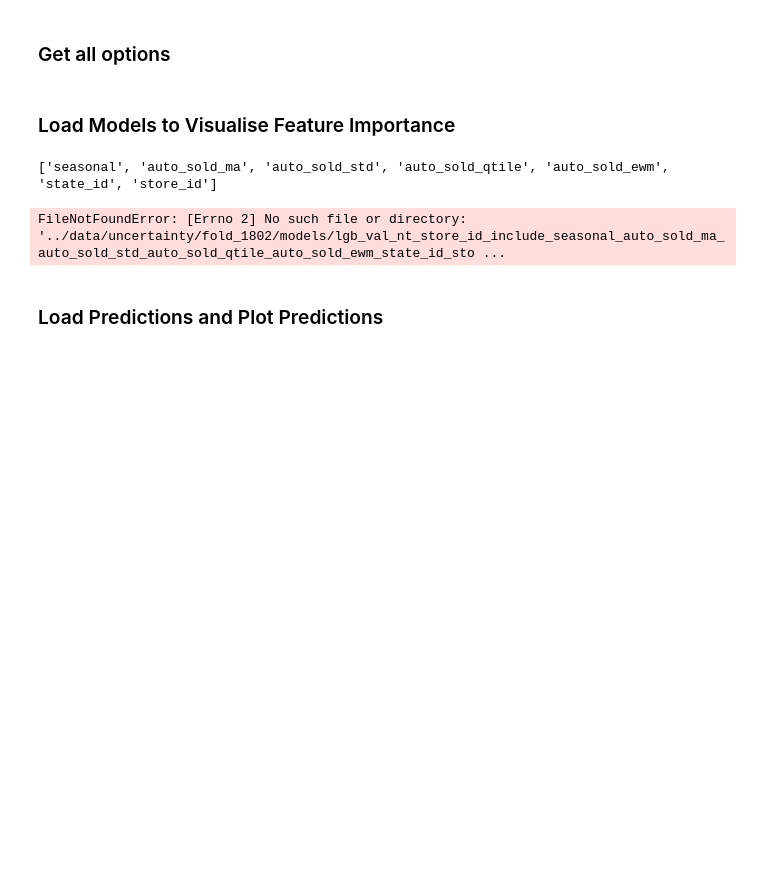
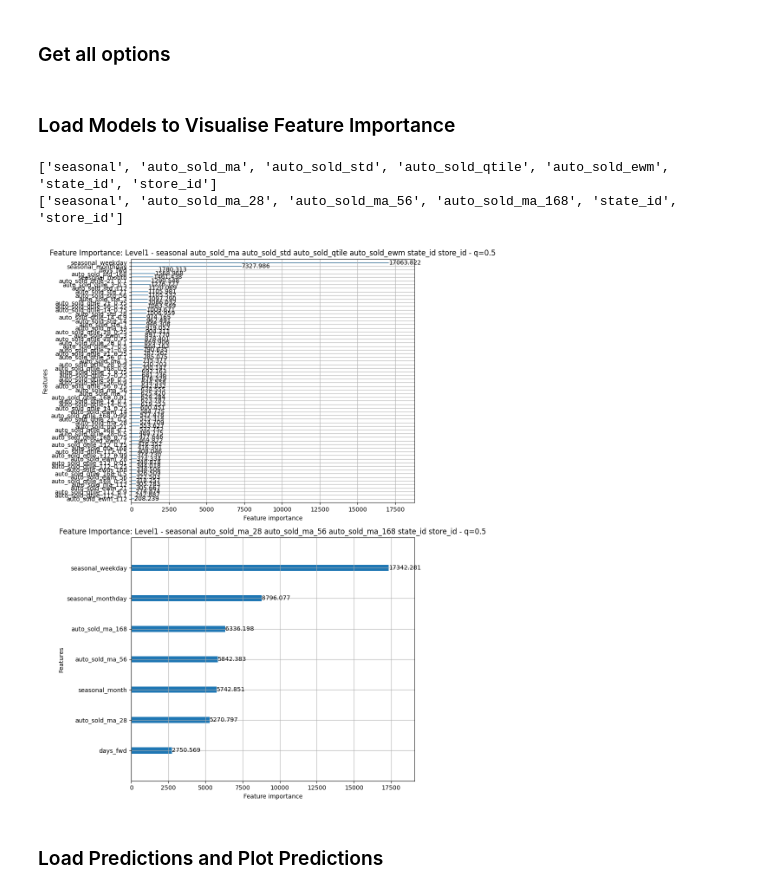
Before and after one commit to CodingNoob234/m5-forecasting-uncertainty, a Jupyter notebook: code/un_visualising_results_quantiles.ipynb, the cells around one changed output. Cells and saved outputs as stored; diff of their text form; code cells hidden in the pictures; blank space fills up the shorter version.

```diff
--- a/code/un_visualising_results_quantiles.ipynb
+++ b/code/un_visualising_results_quantiles.ipynb
@@ -164,34 +167,35 @@ def load_model(experiment_name: str, level: str = 'Level1', fold: int = 1914, qu
 # %%
 
 # experiment_name = 'quantiles vs. std'
 # experiment_name = 'best models'
 experiment_name = 'full vs. sparse'
 # experiment_name = 'ewm vs. ma'
 # experiment_name = 'state vs. store'
 # experiment_name = 'price auto/momentum'
-level = 'Level3'
+level = 'Level1'
 fold = 1802#1886
 quantile = .5
 models: dict = load_model(experiment_name, level, fold, quantile=quantile)
 
 ### TEMP CODE ###
 # models.pop('seasonal auto_sold_ma')
 # for k in list(models.keys())[-2:]:
 #     models.pop(k)
 ### TEMP CODE ###
 n_models = len(models.values())
 # fig, axs = plt.subplots(1,n_models,figsize=(20,12))
 fig, axs = plt.subplots(n_models,1,figsize=(9,13))
 for i, (key, item) in enumerate(models.items()):
     ax = axs[i]
     lgb.plot_importance(item, ax = ax, importance_type='gain')
     ax.set_title(f'Feature Importance: {level} - {key} - q={quantile}')
 fig.tight_layout()
 plt.savefig(f'../figure/results/importance_{experiment_name.replace("/", "_")}_{level}_{fold}.png', dpi=300)
 plt.show()
 # %% [output]
 ['seasonal', 'auto_sold_ma', 'auto_sold_std', 'auto_sold_qtile', 'auto_sold_ewm', 'state_id', 'store_id']
+['seasonal', 'auto_sold_ma_28', 'auto_sold_ma_56', 'auto_sold_ma_168', 'state_id', 'store_id']
-FileNotFoundError: [Errno 2] No such file or directory: '../data/uncertainty/fold_1802/models/lgb_val_nt_store_id_include_seasonal_auto_sold_ma_auto_sold_std_auto_sold_qtile_auto_sold_ewm_state_id_sto ...
+[figure, added]
 # %% [markdown]
 ### Load Predictions and Plot Predictions
 # %%
```
Also changed, not shown: parts of 6 cells of this notebook, 19 other files.
